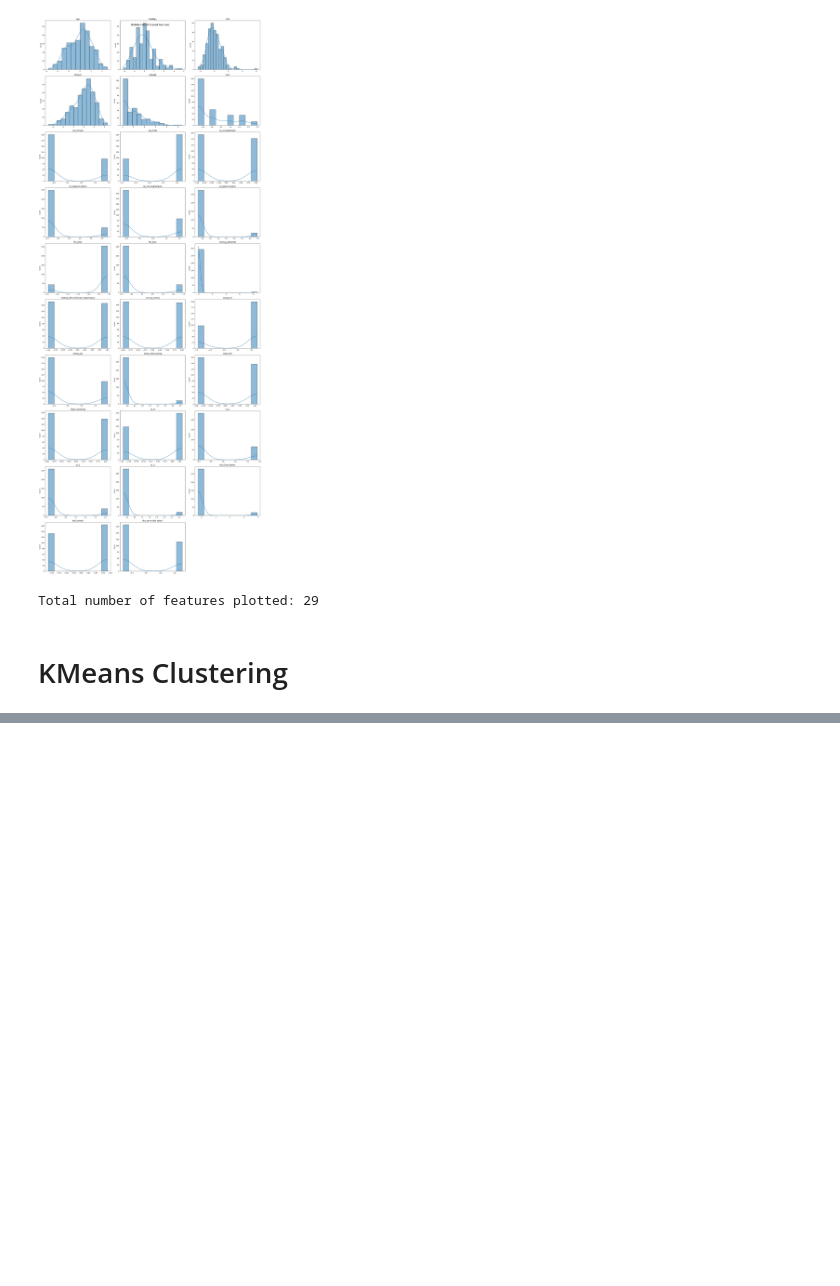
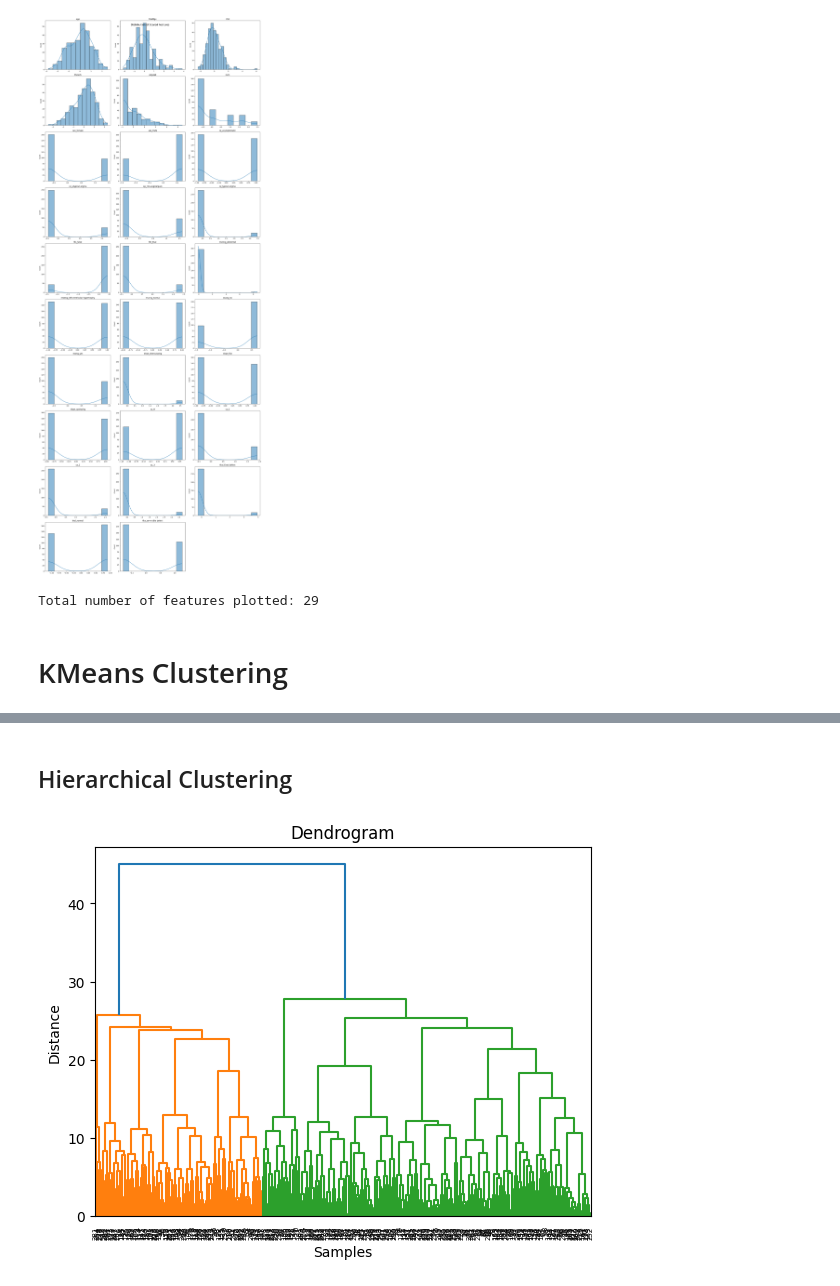
Before and after one commit to kayc0des/clustering_formative, a Jupyter notebook: clustering_formative.ipynb, the cells around one changed output, grey strips where cells are left out. Drawn from its saved outputs; the diff is of its cells as text; code cells hidden in the pictures; blank space fills up the shorter version.

```diff
--- a/clustering_formative.ipynb
+++ b/clustering_formative.ipynb
@@ -289,0 +331,10 @@ print(cluster_centers)
+# %% [markdown]
+## Hierarchical Clustering
+# %%
+dendrogram = sch.dendrogram(sch.linkage(data_scaled, method='ward'))
+plt.title('Dendrogram')
+plt.xlabel('Samples')
+plt.ylabel('Distance')
+plt.show()
+# %% [output]
+[figure, added]
```
Also changed, not shown: parts of 14 cells of this notebook, 2 other files.
